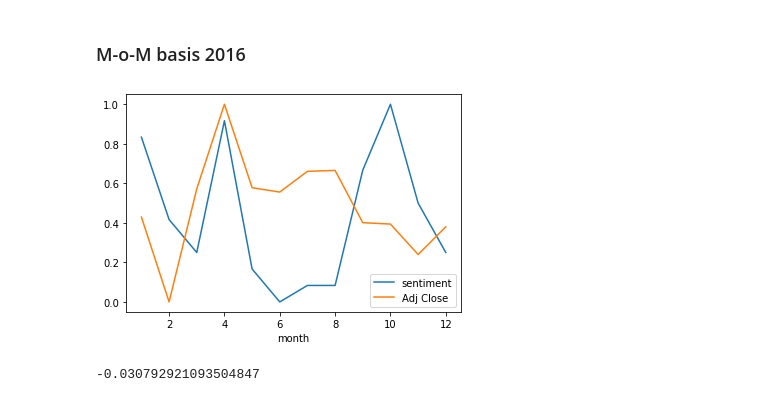
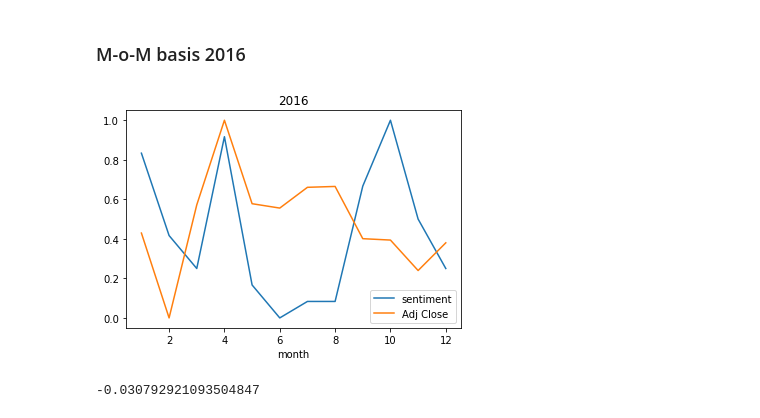
Before and after one commit to HudaKas/Electric-Cars, a Jupyter notebook: EVs tweets stock analysis.ipynb, the cells around one changed output. Cells and saved outputs as stored; diff of their text form; code cells hidden in the pictures.

```diff
--- a/EVs tweets stock analysis.ipynb
+++ b/EVs tweets stock analysis.ipynb
@@ -1365,15 +1377,16 @@ scaled_yr_df.set_index('year').plot();
 # %%
 tesla_2016=tesla_df[tesla_df["year"]==2016]
 tesla_2016=tesla_2016.groupby(["month"])["sentiment"].sum().reset_index()
 stock_2016=stock_df[stock_df["year"]==2016]
 stock_2016=stock_2016.groupby(["month"])["Adj Close"].mean().reset_index()
 mom_2016=pd.merge(tesla_2016,stock_2016, on="month", how="inner")
 
 scaled_df_2016 = pd.DataFrame(X.fit_transform(mom_2016.iloc[:,1:]),columns=mom_2016.columns[1:])
 scaled_df_2016["month"]=mom_2016["month"]
-scaled_df_2016.set_index('month').plot();
+scaled_df_2016.set_index('month').plot()
+plt.title('2016');
 # %% [output]
-[figure, old version]
+[figure, new version]
 # %%
 scaled_df_2016["sentiment"].corr(scaled_df_2016["Adj Close"])
 # %% [output]
```
Also changed, not shown: parts of 27 cells of this notebook.
